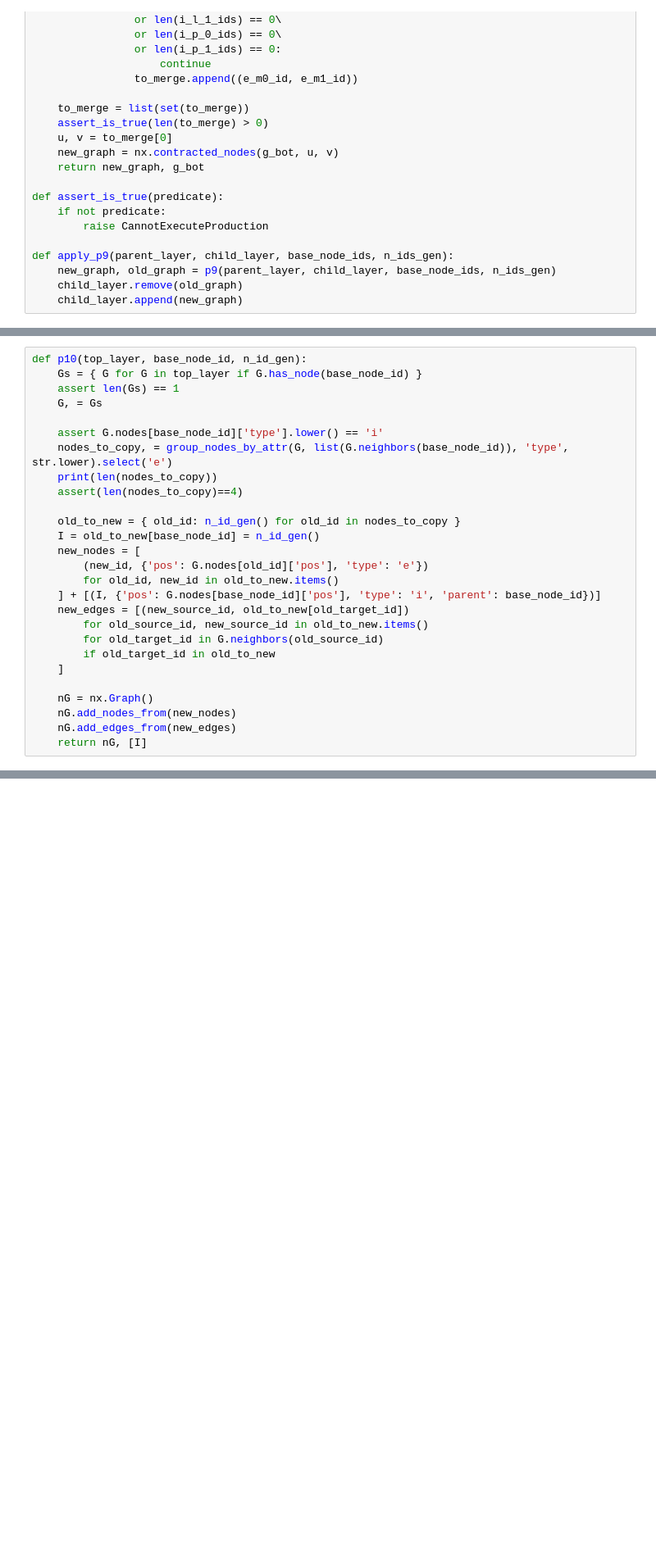
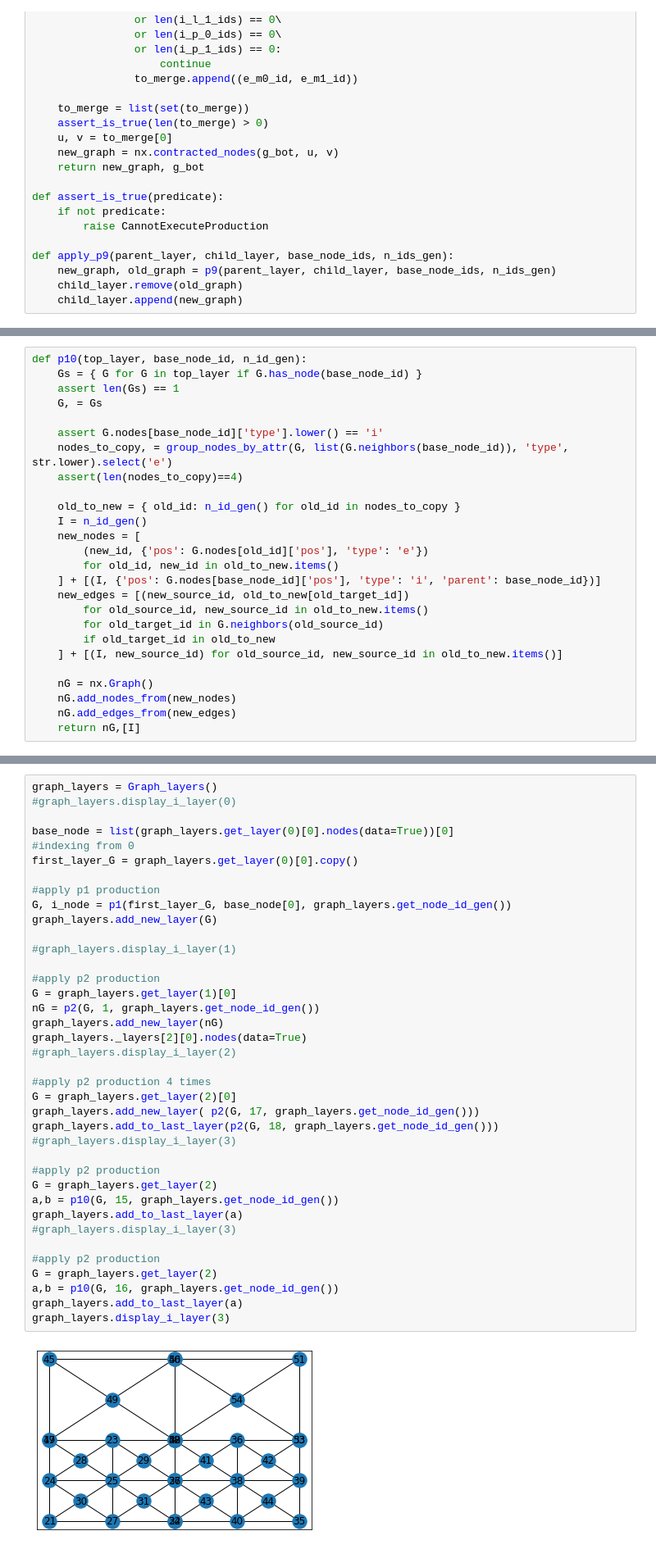
Before and after one commit to MarcinSosniak/GG_projekt, a Jupyter notebook: grafy_p1_p2.ipynb, the cells around one changed output, grey strips where cells are left out. Shown: that part at 82% size. Drawn from its saved outputs; the diff is of its cells as text; blank space fills up the shorter version.

```diff
--- a/grafy_p1_p2.ipynb
+++ b/grafy_p1_p2.ipynb
@@ -2520,11 +2602,10 @@ def p10(top_layer, base_node_id, n_id_gen):
 
     assert G.nodes[base_node_id]['type'].lower() == 'i'
     nodes_to_copy, = group_nodes_by_attr(G, list(G.neighbors(base_node_id)), 'type', str.lower).select('e')
-    print(len(nodes_to_copy))
     assert(len(nodes_to_copy)==4)
 
     old_to_new = { old_id: n_id_gen() for old_id in nodes_to_copy }
-    I = old_to_new[base_node_id] = n_id_gen()
+    I = n_id_gen()
     new_nodes = [
         (new_id, {'pos': G.nodes[old_id]['pos'], 'type': 'e'})
         for old_id, new_id in old_to_new.items()
@@ -2533,9 +2614,9 @@ def p10(top_layer, base_node_id, n_id_gen):
         for old_source_id, new_source_id in old_to_new.items()
         for old_target_id in G.neighbors(old_source_id)
         if old_target_id in old_to_new
-    ]
+    ] + [(I, new_source_id) for old_source_id, new_source_id in old_to_new.items()]
 
     nG = nx.Graph()
     nG.add_nodes_from(new_nodes)
     nG.add_edges_from(new_edges)
-    return nG, [I]
+    return nG,[I]
@@ -2541,0 +2766,40 @@ def p10(top_layer, base_node_id, n_id_gen):
+# %%
+graph_layers = Graph_layers()
+#graph_layers.display_i_layer(0)
+
+base_node = list(graph_layers.get_layer(0)[0].nodes(data=True))[0]
+#indexing from 0
+first_layer_G = graph_layers.get_layer(0)[0].copy()
+
+#apply p1 production
+G, i_node = p1(first_layer_G, base_node[0], graph_layers.get_node_id_gen())
+graph_layers.add_new_layer(G)
+
+#graph_layers.display_i_layer(1)
+
+#apply p2 production
+G = graph_layers.get_layer(1)[0]
+nG = p2(G, 1, graph_layers.get_node_id_gen())
+graph_layers.add_new_layer(nG)
+graph_layers._layers[2][0].nodes(data=True)
+#graph_layers.display_i_layer(2)
+
+#apply p2 production 4 times
+G = graph_layers.get_layer(2)[0]
+graph_layers.add_new_layer( p2(G, 17, graph_layers.get_node_id_gen()))
+graph_layers.add_to_last_layer(p2(G, 18, graph_layers.get_node_id_gen()))
+#graph_layers.display_i_layer(3)
+
+#apply p2 production
+G = graph_layers.get_layer(2)
+a,b = p10(G, 15, graph_layers.get_node_id_gen())
+graph_layers.add_to_last_layer(a)
+#graph_layers.display_i_layer(3)
+
+#apply p2 production
+G = graph_layers.get_layer(2)
+a,b = p10(G, 16, graph_layers.get_node_id_gen())
+graph_layers.add_to_last_layer(a)
+graph_layers.display_i_layer(3)
+# %% [output]
+[figure, added]
```
Also changed, not shown: parts of 18 cells of this notebook.
